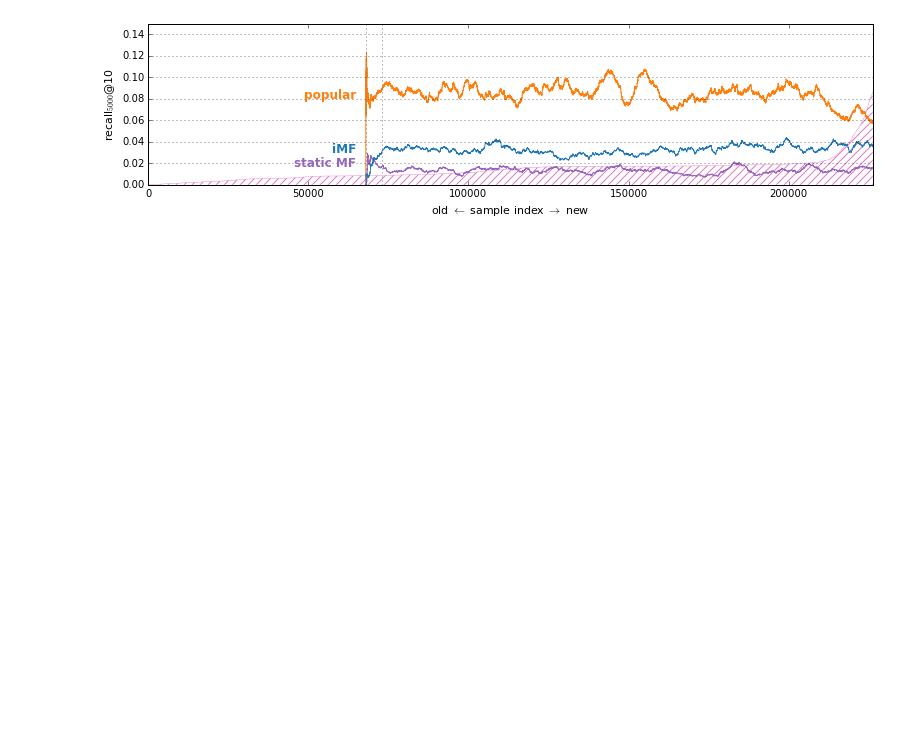
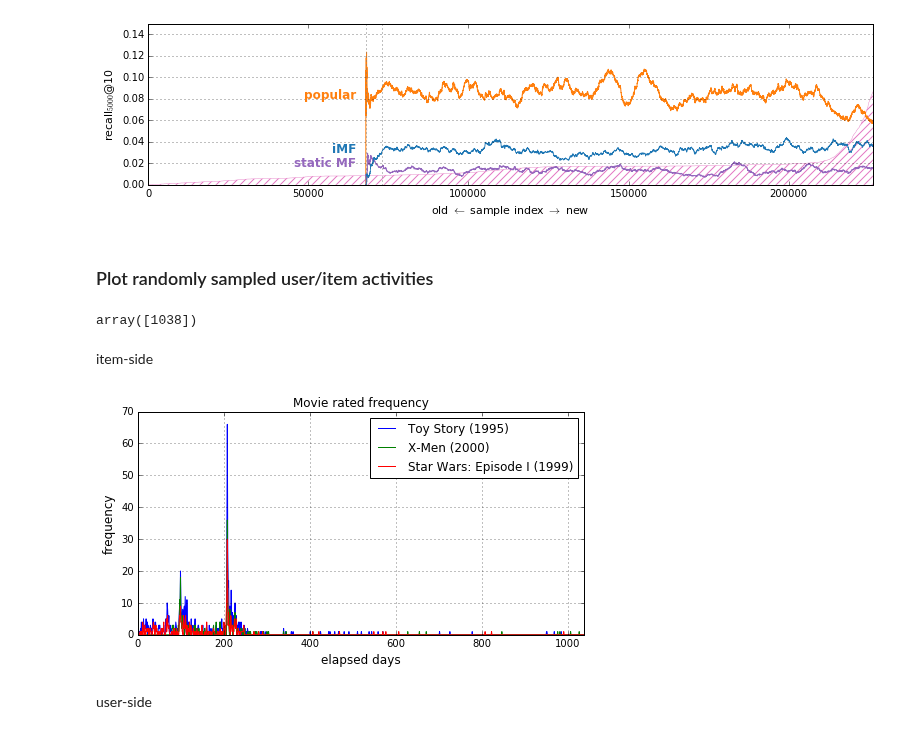
Before and after one commit to takuti/stream-recommender, a Jupyter notebook: paper-sketch.ipynb, the cells around one changed output. Saved outputs shown, nothing was run; the diff lists cells and outputs as text; code cells hidden in the pictures; blank space fills up the shorter version.

```diff
--- a/paper-sketch.ipynb
+++ b/paper-sketch.ipynb
@@ -300,3 +298,49 @@ plt.tight_layout()
 # fig.savefig('../../paper/images/nas-2016/ml-1m-recall-box.eps')
 # %% [output]
 [figure]
+# %% [markdown]
+### Plot randomly sampled user/item activities
+# %%
+max_dt = exp.data.samples[-1]['dt']
+max_dt
+# %% [output]
+array([1038])
+# %% [markdown]
+item-side
+# %%
+hist_toy = np.zeros(max_dt + 1)
+hist_x = np.zeros(max_dt + 1)
+hist_sw = np.zeros(max_dt + 1)
+
+for i, d in enumerate(exp.data.samples):
+    if d['title'] == 'Toy Story (1995)':
+        hist_toy[d['dt']] += 1
+    elif d['title'] == 'X-Men (2000)':
+        hist_x[d['dt']] += 1
+    elif d['title'] == 'Star Wars: Episode I - The Phantom Menace (1999)':
+        hist_sw[d['dt']] += 1
+# %%
+fig, ax = plt.subplots()
+
+ax.set_xlim([0, max_dt + 1])
+
+x = np.arange(max_dt + 1)
+
+ax.plot(x, hist_toy, label='Toy Story (1995)')
+ax.plot(x, hist_x, label='X-Men (2000)')
+ax.plot(x, hist_sw, label='Star Wars: Episode I (1999)')
+
+ax.set_title('Movie rated frequency')
+ax.set_xlabel('elapsed days')
+ax.set_ylabel('frequency')
+ax.grid(True)
+ax.legend(loc='upper right').get_frame().set_facecolor('white')
+
+fig.set_size_inches((8, 4))
+fig.patch.set_alpha(0.0)
+
+plt.show()
+# %% [output]
+[figure, added]
+# %% [markdown]
+user-side
```
Also changed, not shown: parts of 6 cells of this notebook.
